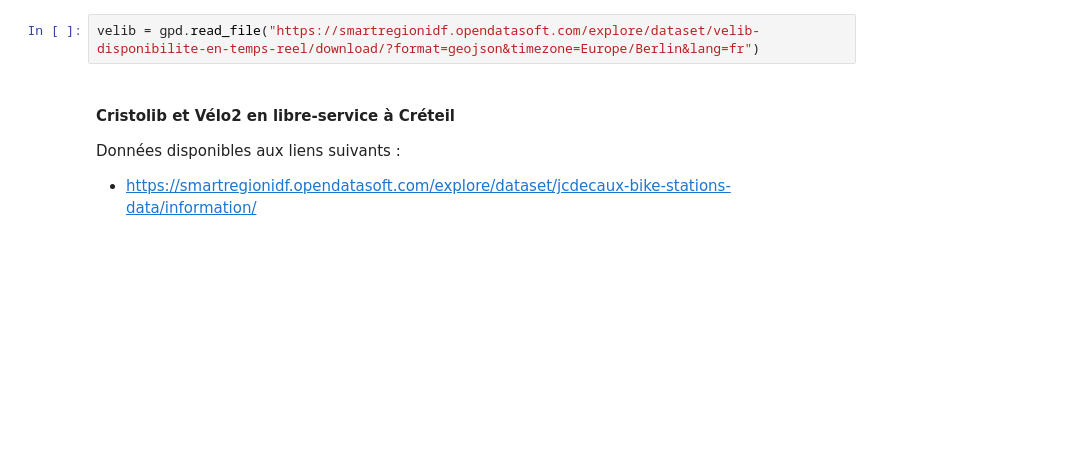
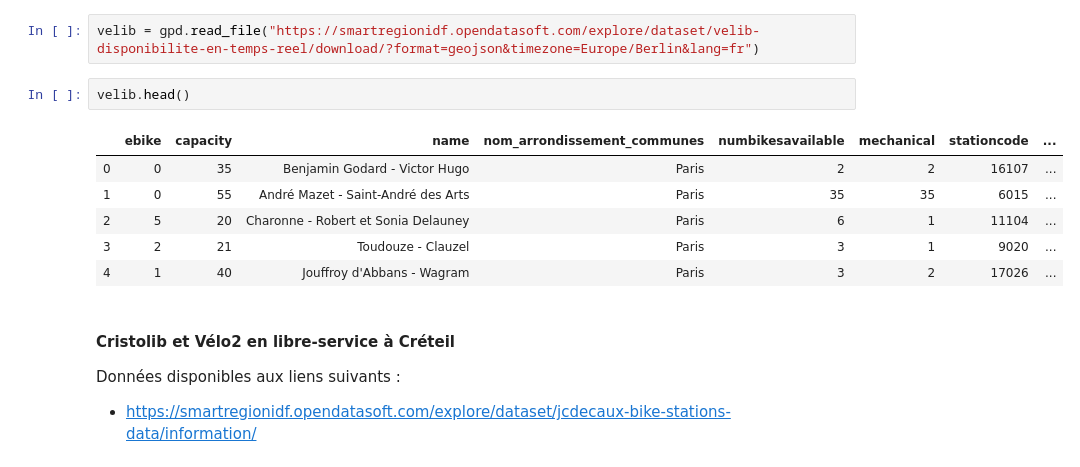
Before and after one commit to ImaneFa/Projet_Python, a Jupyter notebook: Trajet_GPS.ipynb, the cells around one changed output. Saved outputs shown, nothing was run; the diff lists cells and outputs as text; blank space fills up the shorter version.

```diff
--- a/Trajet_GPS.ipynb
+++ b/Trajet_GPS.ipynb
@@ -58,6 +58,15 @@ Données disponibles au lien suivant :
 https://smartregionidf.opendatasoft.com/explore/dataset/velib-disponibilite-en-temps-reel/export/?disjunctive.name&disjunctive.is_installed&disjunctive.is_renting&disjunctive.is_returning&disjunctive.nom_arrondissement_communes
 # %%
 velib = gpd.read_file("https://smartregionidf.opendatasoft.com/explore/dataset/velib-disponibilite-en-temps-reel/download/?format=geojson&timezone=Europe/Berlin&lang=fr")
+# %%
+velib.head()
+# %% [output]
+|  | ebike | capacity | name | nom_arrondissement_communes | numbikesavailable | mechanical | stationcode | ... |
+| 0 | 0 | 35 | Benjamin Godard - Victor Hugo | Paris | 2 | 2 | 16107 | ... |
+| 1 | 0 | 55 | André Mazet - Saint-André des Arts | Paris | 35 | 35 | 6015 | ... |
+| 2 | 5 | 20 | Charonne - Robert et Sonia Delauney | Paris | 6 | 1 | 11104 | ... |
+| 3 | 2 | 21 | Toudouze - Clauzel | Paris | 3 | 1 | 9020 | ... |
+| 4 | 1 | 40 | Jouffroy d'Abbans - Wagram | Paris | 3 | 2 | 17026 | ... |
 # %% [markdown]
 #### Cristolib et Vélo2 en libre-service à Créteil
 
```
Also changed, not shown: parts of 8 cells of this notebook.
